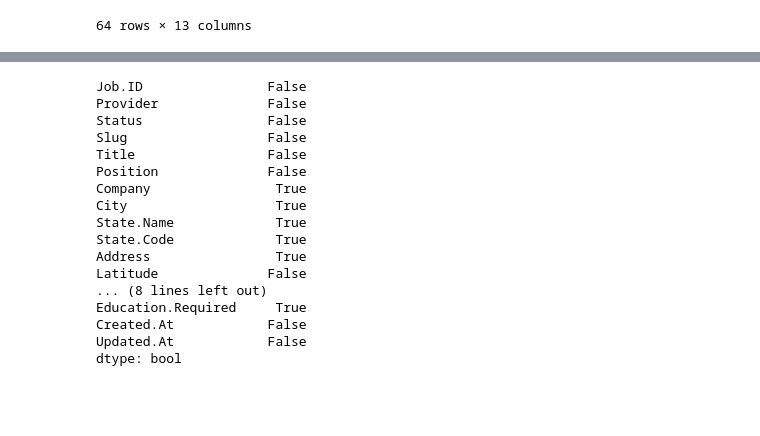
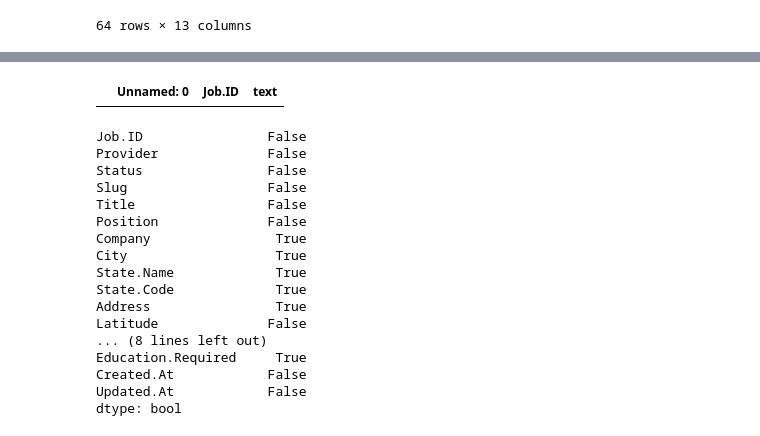
Before and after one commit to vermaarjun7/pewter-arjun, a Jupyter notebook: task.ipynb, the cells around one changed output, grey strips where cells are left out. Cells and saved outputs as stored; diff of their text form; code cells hidden in the pictures; blank space fills up the shorter version.

```diff
--- a/task.ipynb
+++ b/task.ipynb
@@ -224,3 +230,7 @@ positions_interest[positions_interest.duplicated(subset=['Applicant.ID', 'Positi
+# %%
+jobs_data[jobs_data.duplicated(subset=['Job.ID'], keep=False)]
+# %% [output]
+|  | Unnamed: 0 | Job.ID | text |
 # %%
 combined_jobs.isna().any()
 # %% [output]
```
Also changed, not shown: parts of 12 cells of this notebook.
